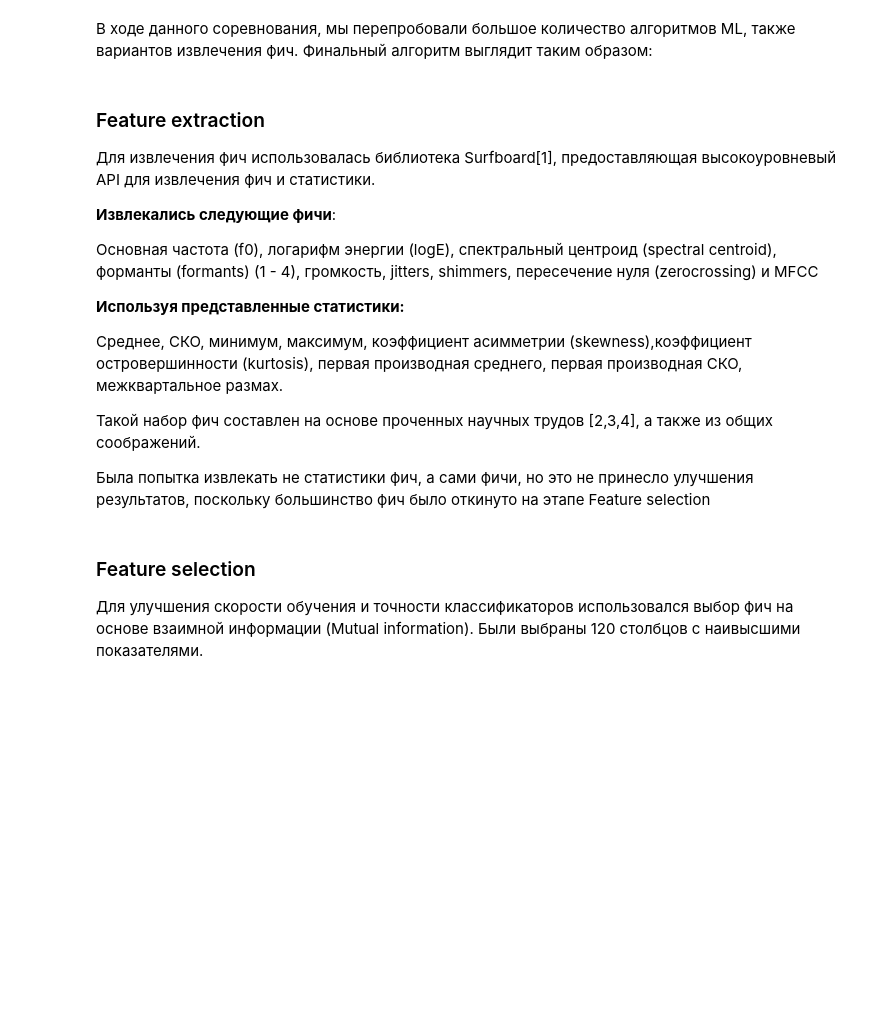
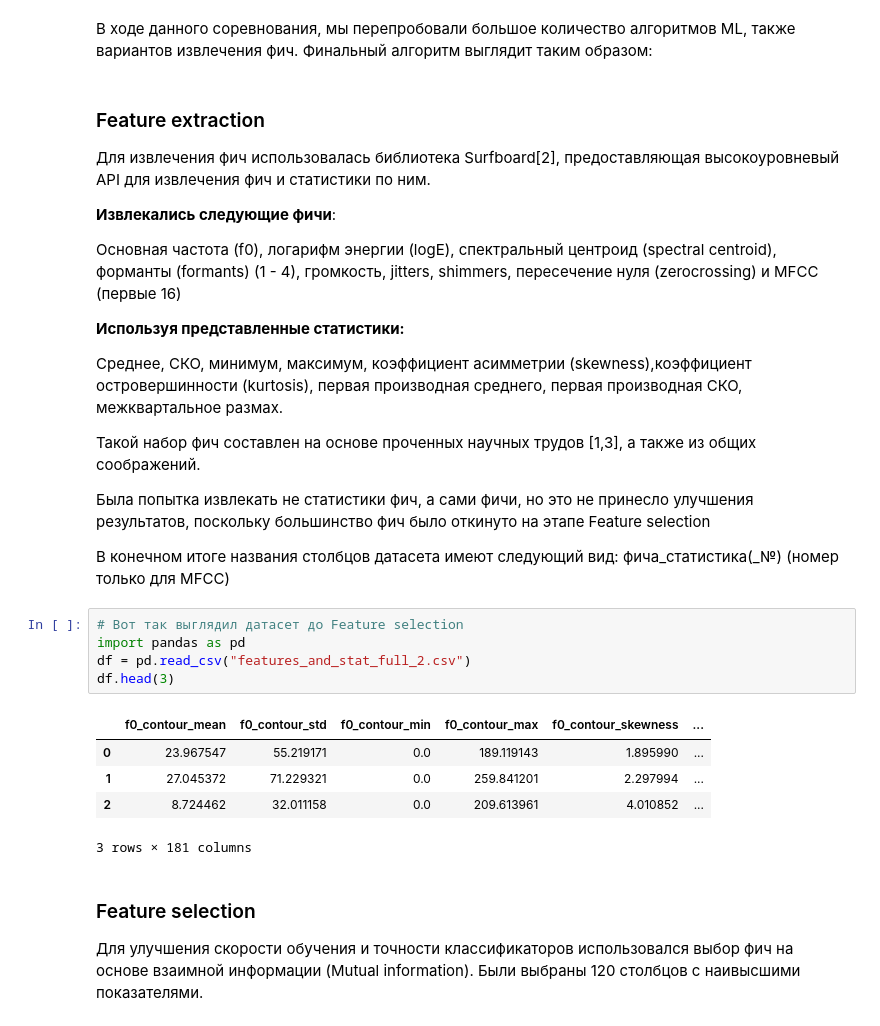
Before and after one commit to yummyKnight/ser_university_challenge, a Jupyter notebook: notebooks/report.ipynb, the cells around one changed output. Drawn from its saved outputs; the diff is of its cells as text; blank space fills up the shorter version.

```diff
--- a/notebooks/report.ipynb
+++ b/notebooks/report.ipynb
@@ -3,22 +3,35 @@
 Финальный алгоритм выглядит таким образом:
 # %% [markdown]
 ### Feature extraction
-Для извлечения фич использовалась библиотека Surfboard[1], предоставляющая высокоуровневый API для извлечения фич и статистики.
+Для извлечения фич использовалась библиотека Surfboard[2], предоставляющая высокоуровневый API для извлечения фич и статистики по ним.
 
 **Извлекались следующие фичи**:
 
 Основная частота (f0), логарифм энергии (logE), спектральный центроид (spectral centroid),
-форманты (formants) (1 - 4), громкость, jitters, shimmers, пересечение нуля (zerocrossing) и MFCC
+форманты (formants) (1 - 4), громкость, jitters, shimmers, пересечение нуля (zerocrossing) и MFCC (первые 16)
 
 **Используя представленные статистики:**
 
 Среднее, СКО, минимум, максимум, коэффициент асимметрии (skewness),коэффициент островершинности (kurtosis),
 первая производная среднего, первая производная СКО, межквартальное размах.
 
-Такой набор фич составлен на основе проченных научных трудов [2,3,4], а также из общих соображений.
+Такой набор фич составлен на основе проченных научных трудов [1,3], а также из общих соображений.
 
 Была попытка извлекать не статистики фич, а сами фичи, но это не принесло улучшения результатов,
 поскольку большинство фич было откинуто на этапе Feature selection
+
+В конечном итоге названия столбцов датасета имеют следующий вид: фича_статистика(_№) (номер только для MFCC)
+# %%
+# Вот так выглядил датасет до Feature selection
+import pandas as pd
+df = pd.read_csv("features_and_stat_full_2.csv")
+df.head(3)
+# %% [output]
+|  | f0_contour_mean | f0_contour_std | f0_contour_min | f0_contour_max | f0_contour_skewness | ... |
+| 0 | 23.967547 | 55.219171 | 0.0 | 189.119143 | 1.895990 | ... |
+| 1 | 27.045372 | 71.229321 | 0.0 | 259.841201 | 2.297994 | ... |
+| 2 | 8.724462 | 32.011158 | 0.0 | 209.613961 | 4.010852 | ... |
+3 rows × 181 columns
 # %% [markdown]
 ### Feature selection
 Для улучшения скорости обучения и точности классификаторов использовался выбор фич на основе взаимной информации
```
Also changed, not shown: parts of 3 cells of this notebook, 5 other files.
